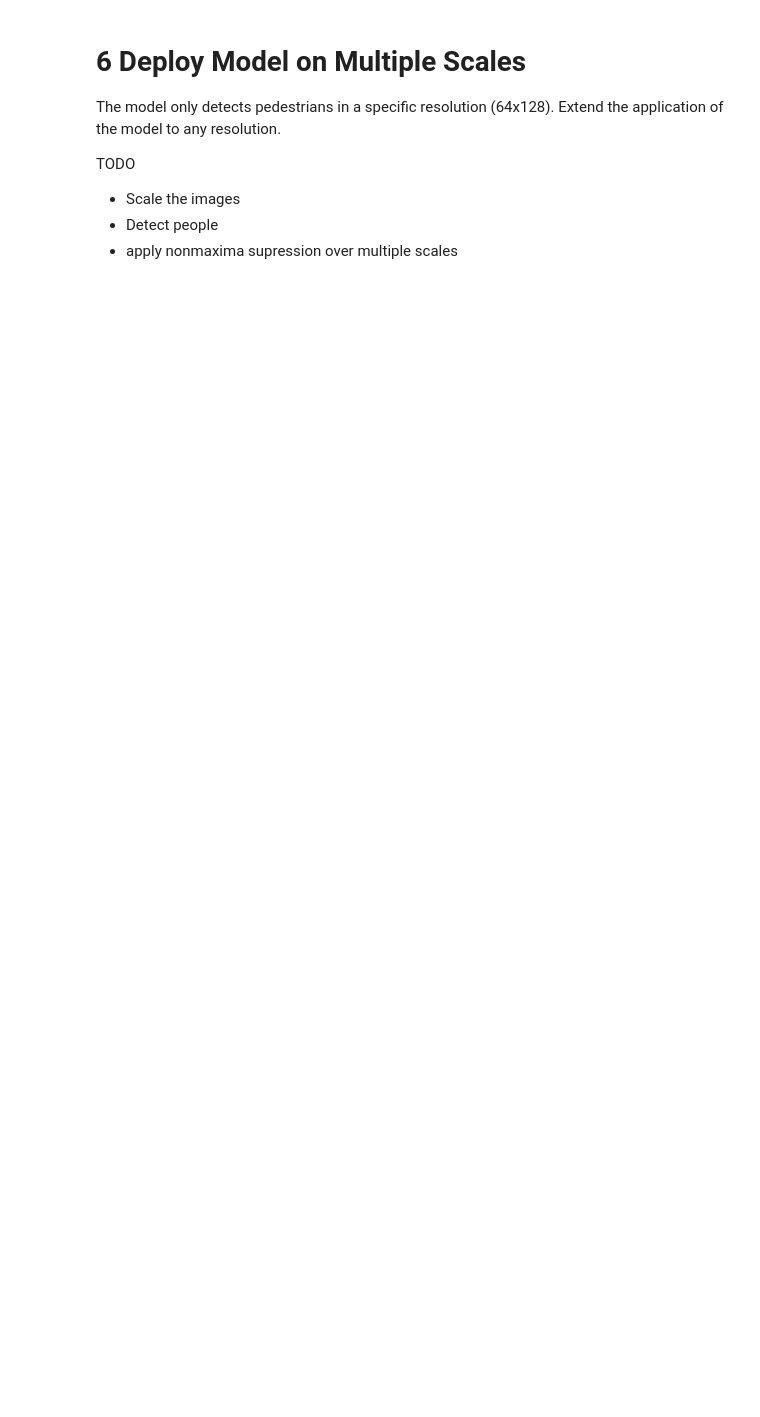
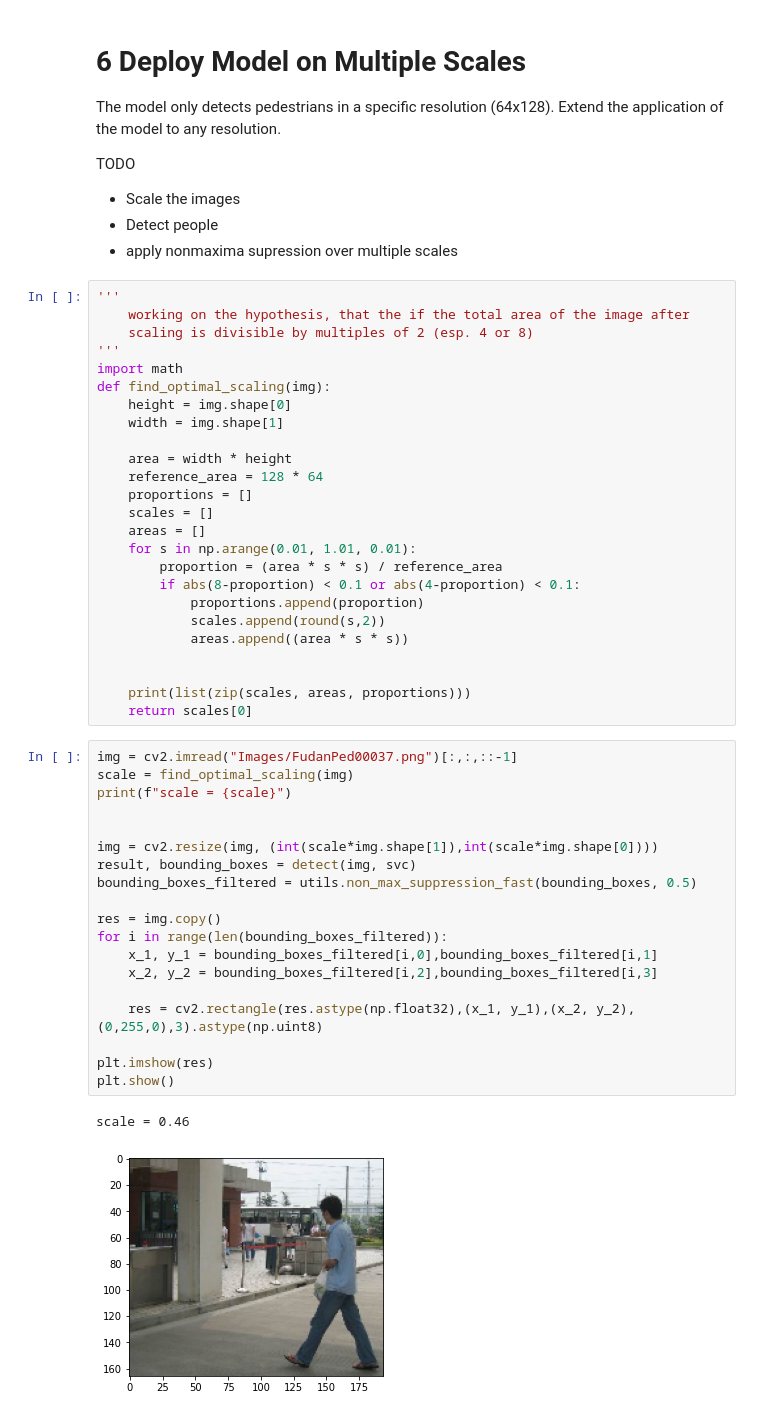
Before and after one commit to ananta-lamichhane/AIA, a Jupyter notebook: HW3/Homework 3.ipynb, the cells around one changed output. Saved outputs shown, nothing was run; the diff lists cells and outputs as text; blank space fills up the shorter version.

```diff
--- a/HW3/Homework 3.ipynb
+++ b/HW3/Homework 3.ipynb
@@ -243,3 +243,50 @@ TODO
 - Scale the images
 - Detect people
 - apply nonmaxima supression over multiple scales
+# %%
+'''
+    working on the hypothesis, that the if the total area of the image after
+    scaling is divisible by multiples of 2 (esp. 4 or 8)
+'''
+import math
+def find_optimal_scaling(img):
+    height = img.shape[0]
+    width = img.shape[1]
+
+    area = width * height
+    reference_area = 128 * 64
+    proportions = []
+    scales = []
+    areas = []
+    for s in np.arange(0.01, 1.01, 0.01):
+        proportion = (area * s * s) / reference_area
+        if abs(8-proportion) < 0.1 or abs(4-proportion) < 0.1:
+            proportions.append(proportion)
+            scales.append(round(s,2))
+            areas.append((area * s * s))
+
+
+    print(list(zip(scales, areas, proportions)))
+    return scales[0]
+# %%
+img = cv2.imread("Images/FudanPed00037.png")[:,:,::-1]
+scale = find_optimal_scaling(img)
+print(f"scale = {scale}")
+
+
+img = cv2.resize(img, (int(scale*img.shape[1]),int(scale*img.shape[0])))
+result, bounding_boxes = detect(img, svc)
+bounding_boxes_filtered = utils.non_max_suppression_fast(bounding_boxes, 0.5)
+
+res = img.copy()
+for i in range(len(bounding_boxes_filtered)):
+    x_1, y_1 = bounding_boxes_filtered[i,0],bounding_boxes_filtered[i,1]
+    x_2, y_2 = bounding_boxes_filtered[i,2],bounding_boxes_filtered[i,3]
+
+    res = cv2.rectangle(res.astype(np.float32),(x_1, y_1),(x_2, y_2),(0,255,0),3).astype(np.uint8)
+
+plt.imshow(res)
+plt.show()
+# %% [output]
+scale = 0.46
+[figure, added]
```
Also changed, not shown: parts of 8 cells of this notebook.
